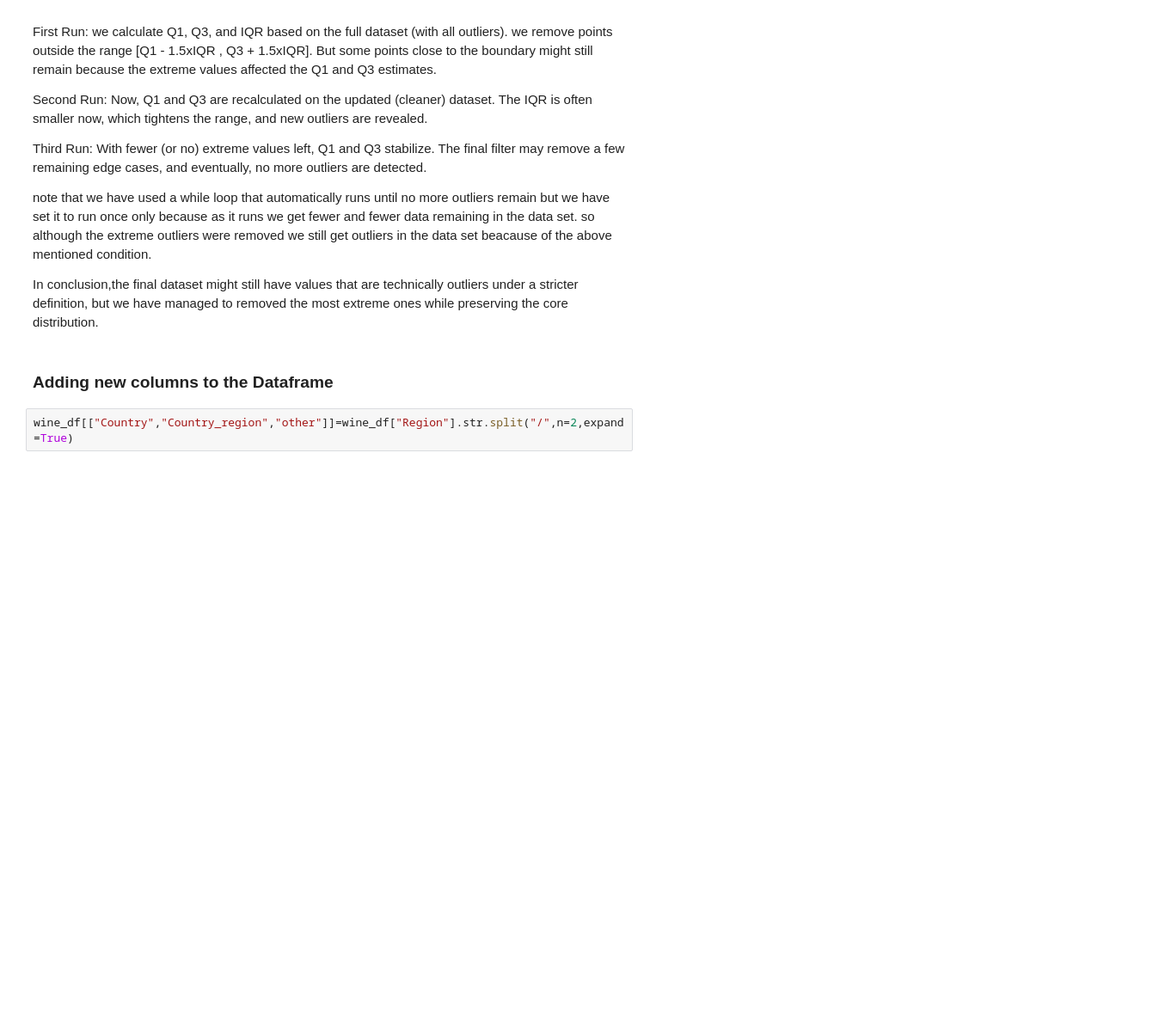
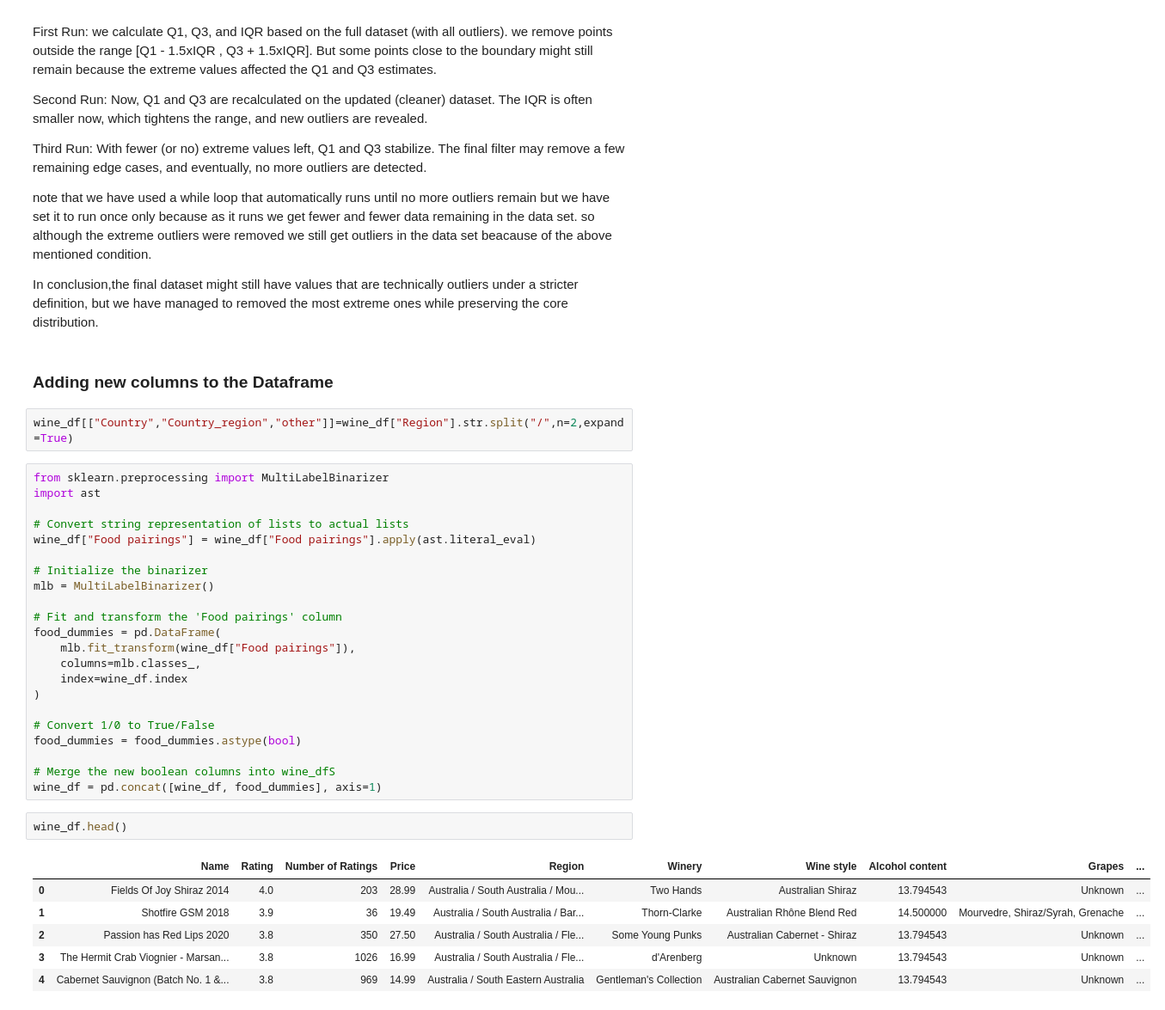
Before and after one commit to SenuriDulanji/WineCaseStudy, a Jupyter notebook: Wine_Stats/Task1.ipynb, the cells around one changed output. Shown at 86% size. Cells and saved outputs as stored; diff of their text form; blank space fills up the shorter version.

Commit message:
Expanding Food pairings into 21 columns

```diff
--- a/Wine_Stats/Task1.ipynb
+++ b/Wine_Stats/Task1.ipynb
@@ -196,3 +196,34 @@ note that we have used a while loop that automatically runs until no more outlie
 ### Adding new columns to the Dataframe
 # %%
 wine_df[["Country","Country_region","other"]]=wine_df["Region"].str.split("/",n=2,expand=True)
+# %%
+from sklearn.preprocessing import MultiLabelBinarizer
+import ast
+
+# Convert string representation of lists to actual lists
+wine_df["Food pairings"] = wine_df["Food pairings"].apply(ast.literal_eval)
+
+# Initialize the binarizer
+mlb = MultiLabelBinarizer()
+
+# Fit and transform the 'Food pairings' column
+food_dummies = pd.DataFrame(
+    mlb.fit_transform(wine_df["Food pairings"]),
+    columns=mlb.classes_,
+    index=wine_df.index
+)
+
+# Convert 1/0 to True/False
+food_dummies = food_dummies.astype(bool)
+
+# Merge the new boolean columns into wine_dfS
+wine_df = pd.concat([wine_df, food_dummies], axis=1)
+# %%
+wine_df.head()
+# %% [output]
+|  | Name | Rating | Number of Ratings | Price | Region | Winery | Wine style | Alcohol content | Grapes | ... |
+| 0 | Fields Of Joy Shiraz 2014 | 4.0 | 203 | 28.99 | Australia / South Australia / Mou... | Two Hands | Australian Shiraz | 13.794543 | Unknown | ... |
+| 1 | Shotfire GSM 2018 | 3.9 | 36 | 19.49 | Australia / South Australia / Bar... | Thorn-Clarke | Australian Rhône Blend Red | 14.500000 | Mourvedre, Shiraz/Syrah, Grenache | ... |
+| 2 | Passion has Red Lips 2020 | 3.8 | 350 | 27.50 | Australia / South Australia / Fle... | Some Young Punks | Australian Cabernet - Shiraz | 13.794543 | Unknown | ... |
+| 3 | The Hermit Crab Viognier - Marsan... | 3.8 | 1026 | 16.99 | Australia / South Australia / Fle... | d'Arenberg | Unknown | 13.794543 | Unknown | ... |
+| 4 | Cabernet Sauvignon (Batch No. 1 &... | 3.8 | 969 | 14.99 | Australia / South Eastern Australia | Gentleman's Collection | Australian Cabernet Sauvignon | 13.794543 | Unknown | ... |
```
